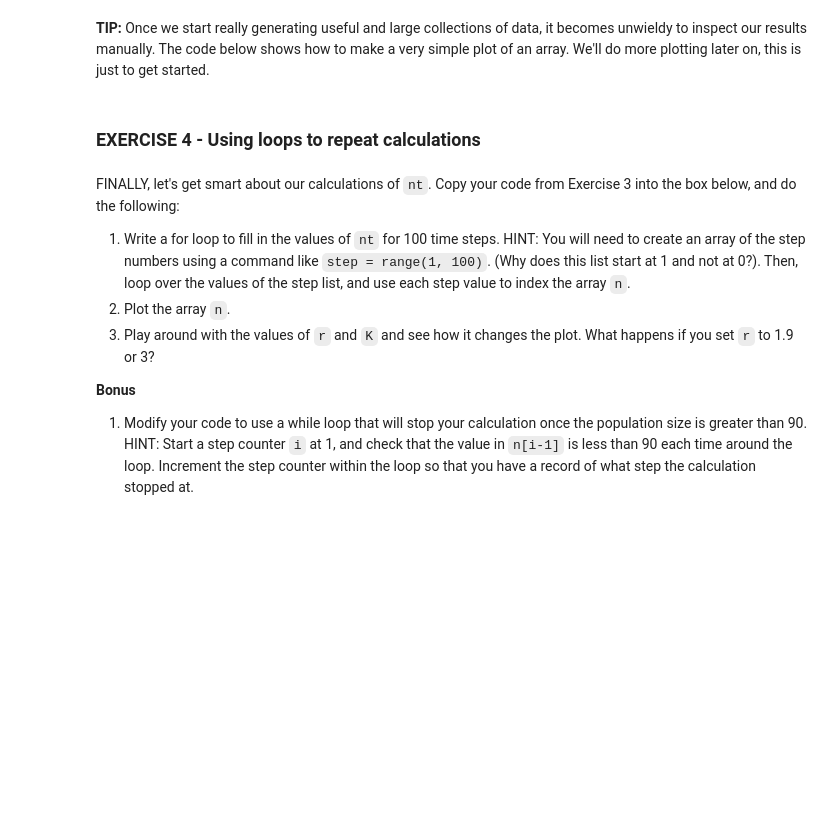
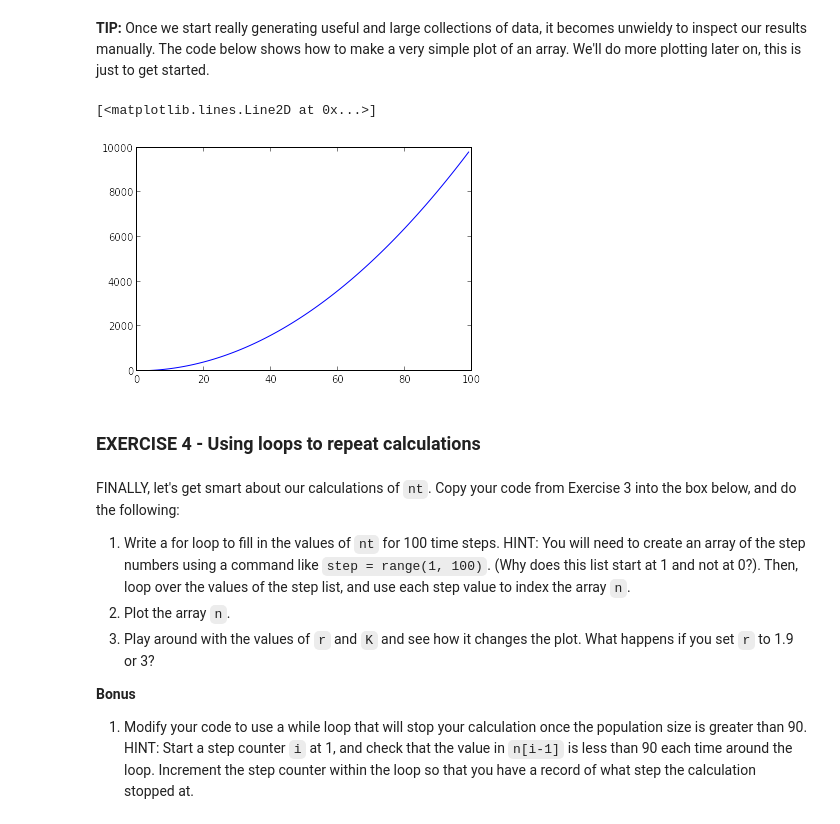
Before and after one commit to abostroem/2015-01-03-aas, a Jupyter notebook: intermediate/python-review/python-full.ipynb, the cells around one changed output. Cells and saved outputs as stored; diff of their text form; code cells hidden in the pictures; blank space fills up the shorter version.

Commit message:
Make sure the 'full' notebook has all the output as well; make sure pyplot is imported (since we switched from %pylab -> %matplotlib)

```diff
--- a/intermediate/python-review/python-full.ipynb
+++ b/intermediate/python-review/python-full.ipynb
@@ -523,10 +695,14 @@ We'll do more plotting later on, this is just to get started.
 # %%
 # Load up pylab, a useful plotting library
 %matplotlib inline
+from matplotlib import pyplot as plt
 
 # Make some x and y data and plot it
 y = np.arange(100)**2
-plot(y)
+plt.plot(y)
+# %% [output]
+[<matplotlib.lines.Line2D at 0x...>]
+[figure, added]
 # %% [markdown]
 ### EXERCISE 4 - Using loops to repeat calculations
 # %% [markdown]
```
Also changed, not shown: parts of 50 cells of this notebook, 1 other file.
